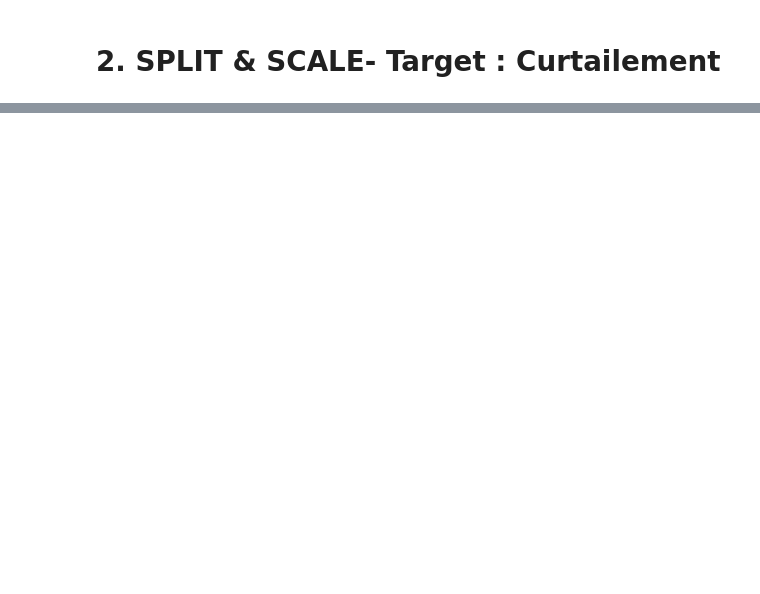
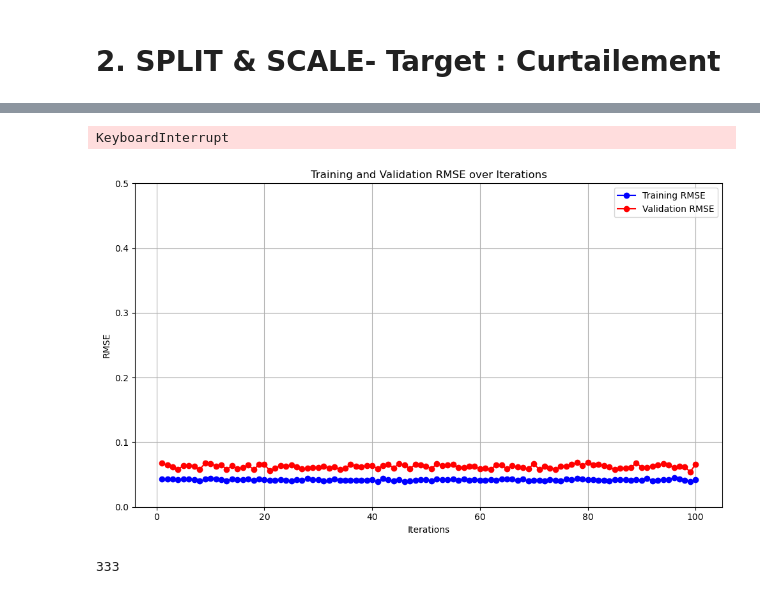
Before and after one commit to PtitVerredeRhum/Copy_Straet_THESIS, a Jupyter notebook: nn/Cloux_folder/ML_CLOUX.ipynb, the cells around one changed output, grey strips where cells are left out. Drawn from its saved outputs; the diff is of its cells as text; code cells hidden in the pictures; blank space fills up the shorter version.

```diff
--- a/nn/Cloux_folder/ML_CLOUX.ipynb
+++ b/nn/Cloux_folder/ML_CLOUX.ipynb
@@ -224,11 +224,17 @@ modelo = RandomForestRegressor()
 scoring='neg_root_mean_squared_error'
 params = {
     # Number of trees in random forest
-    'n_estimators': [5, 100, 300],  # default=100
+    'n_estimators': [5, 100, 300, 500],  # default=100
      # Maximum number of levels in tree
     'max_depth': [None, 5,10],  #deafult = None
-     # Method of selecting samples for training each tree
+     # The minimum number of samples required to split an internal node
     'min_samples_split': [2, 5, 10],
+    # The minimum number of samples required to be at a leaf node
+    'min_samples_leaf' : [1, 2, 4],
+    # The number of features to consider when looking for the best split
+    'max_features' : [None, "sqrt", "log2"],
+    # Whether bootstrap samples are used when building trees
+    'bootstrap' : [True, False]
 }
 
 
@@ -236,15 +242,12 @@ params = {
 cross_validation = KFold(n_splits=5, shuffle=False)
 my_cv = cross_validation.split(X_val)
 gsearch = GridSearchCV(estimator=modelo, param_grid=params, scoring=scoring, cv=my_cv)
-gsearch.fit(X_val, y_val)
+gsearch.fit(X_val, y_curtail_val)
 
 # Print best Result
 print("Best result: %f using the following hyperparameters %s" % (gsearch.best_score_, gsearch.best_params_))
 means = gsearch.cv_results_['mean_test_score']
 stds = gsearch.cv_results_['std_test_score']
 params = gsearch.cv_results_['params']
+# %% [output]
+KeyboardInterrupt
-# %%
-final_model = RandomForestRegressor() ## train again with the winner model from the Grid Search
-final_model.fit(X_train,y_train)  # Model training
-y_predict = final_model.predict(X_test)  # prediction calculation
-y_predict
@@ -275,0 +254,50 @@ plt.show()
+# %%
+#final_model = RandomForestRegressor(**gsearch.best_params_) ## train again with the winner model from the Grid Search
+final_model = RandomForestRegressor(bootstrap=True, max_depth=5, max_features=None, min_samples_leaf=2, min_samples_split=5, n_estimators=5)
+# %%
+from sklearn.metrics import mean_squared_error
+
+# Nombre d'itérations (époques)
+num_iterations = 100
+
+# Listes pour stocker les résultats
+train_rmse_list = []
+val_rmse_list = []
+
+# Entraîner le modèle pour plusieurs itérations
+for i in range(num_iterations):
+
+    final_model.fit(X_train,y_curtail_train)  # Model training
+
+    # Faire des prédictions sur les ensembles d'entraînement et de validation
+    y_train_pred_loss = final_model.predict(X_train)
+    y_val_pred_loss = final_model.predict(X_val)
+
+    # Calculer l'erreur quadratique moyenne (RMSE) pour chaque ensemble
+    rmse_train = np.sqrt(mean_squared_error(y_curtail_train, y_train_pred_loss))
+    rmse_val = np.sqrt(mean_squared_error(y_curtail_val, y_val_pred_loss))
+
+    # Ajouter les résultats à la liste
+    train_rmse_list.append(rmse_train)
+    val_rmse_list.append(rmse_val)
+
+# Tracer la performance (RMSE dans cet exemple) sur les époques
+plt.figure(figsize=(10, 6))
+plt.plot(range(1, num_iterations + 1), train_rmse_list, marker='o', linestyle='-', color='b', label='Training RMSE')
+plt.plot(range(1, num_iterations + 1), val_rmse_list, marker='o', linestyle='-', color='r', label='Validation RMSE')
+plt.title('Training and Validation RMSE over Iterations')
+plt.xlabel('Iterations')
+plt.ylabel('RMSE')
+plt.ylim(0, 0.5)  # Limite les valeurs de l'axe des y entre 0 et 0.5
+#plt.xticks(range(1, num_iterations + 1))  # Définit les marques sur l'axe des x pour chaque itération
+plt.legend()
+plt.grid(True)
+plt.tight_layout()
+plt.show()
+# %% [output]
+[figure, added]
+# %%
+y_predict_curtail = final_model.predict(X_test)  # prediction calculation
+len(y_predict_curtail)
+# %% [output]
+333
```
Also changed, not shown: parts of 19 cells of this notebook, 5 other files.
